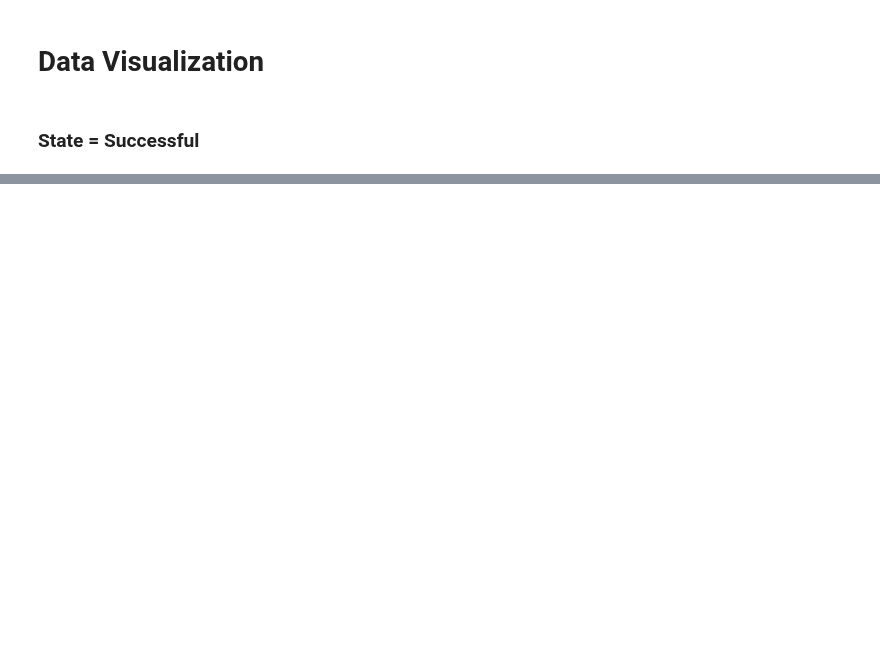
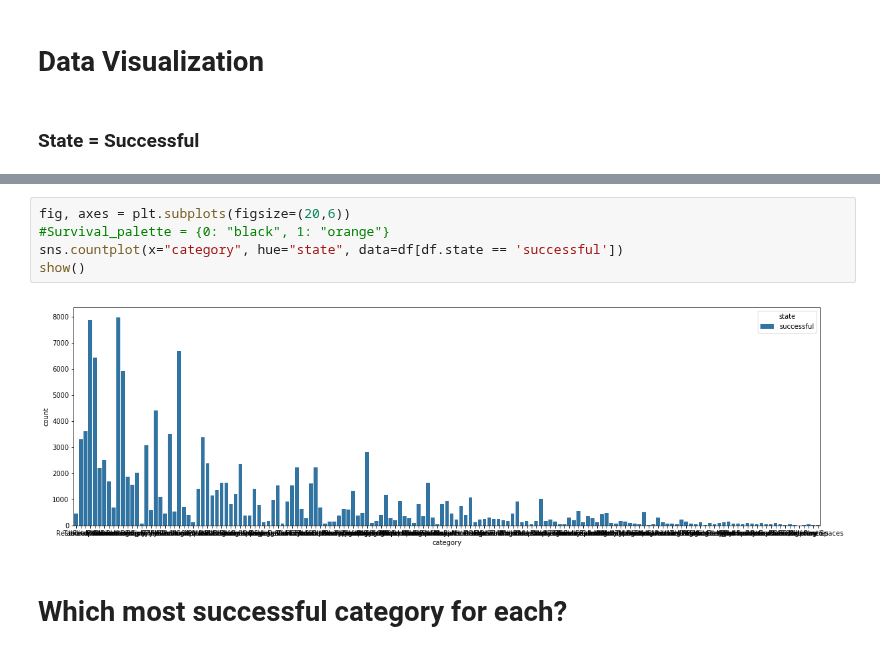
Before and after one commit to ananda39/Group-5, a Jupyter notebook: Test1.ipynb, the cells around one changed output, grey strips where cells are left out. Cells and saved outputs as stored; diff of their text form; blank space fills up the shorter version.

```diff
--- a/Test1.ipynb
+++ b/Test1.ipynb
@@ -142,3 +235,12 @@ sns.countplot(x="main_category", hue="state", data=df[df.state == 'successful'])
 show()
 # %% [output]
 [figure]
+# %%
+fig, axes = plt.subplots(figsize=(20,6))
+#Survival_palette = {0: "black", 1: "orange"}
+sns.countplot(x="category", hue="state", data=df[df.state == 'successful'])
+show()
+# %% [output]
+[figure, added]
+# %% [markdown]
+# Which most successful category for each?
```
Also changed, not shown: parts of 22 cells of this notebook, 3 other files.
